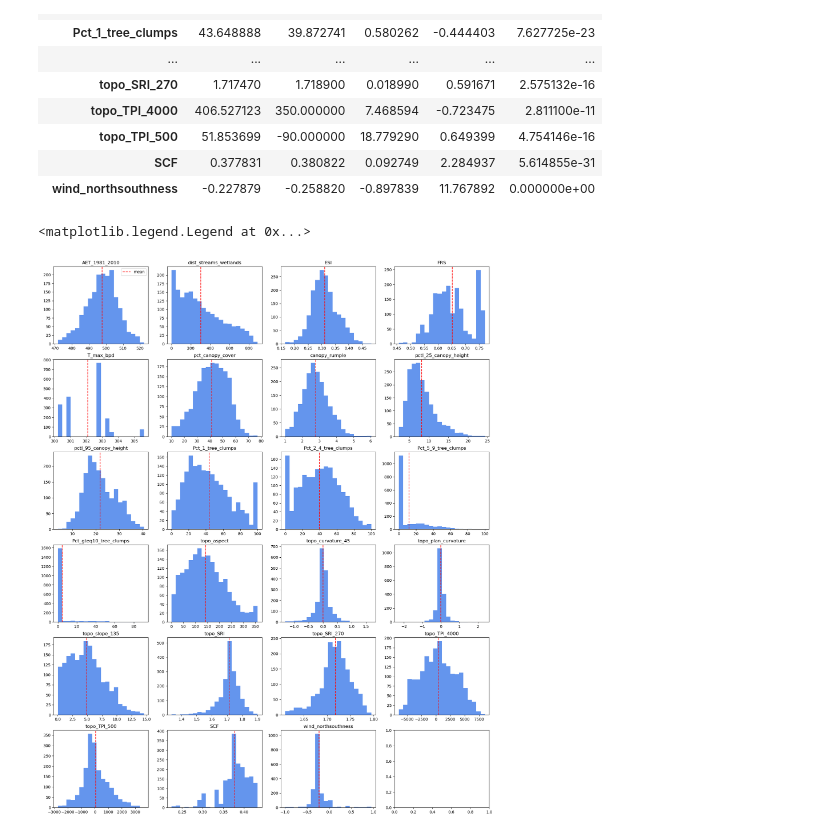
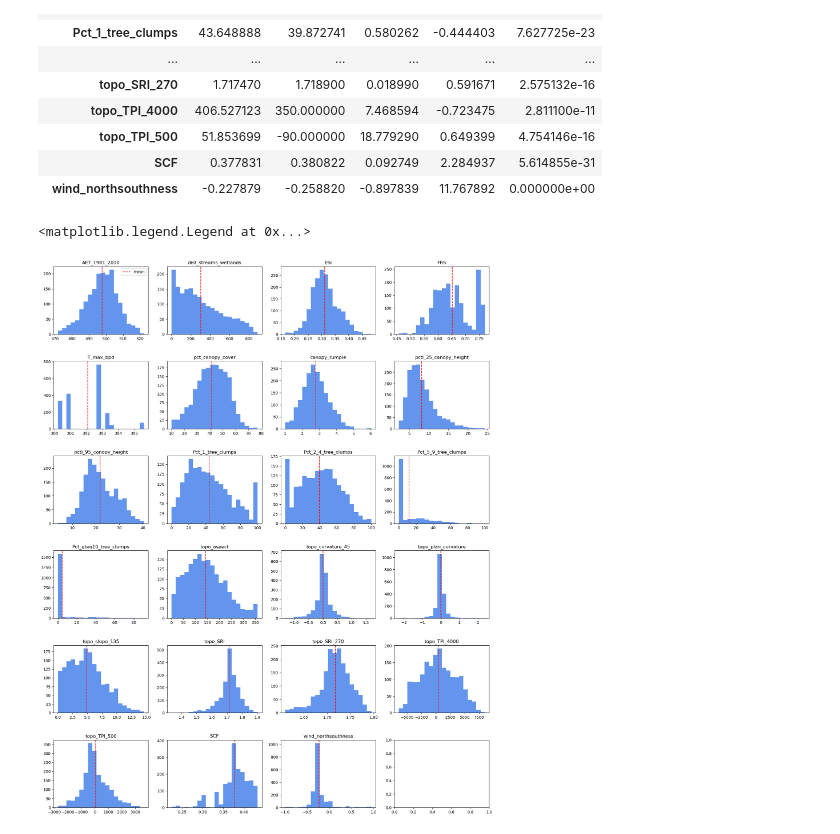
Before and after one commit to UW-ESS-DS/MLGeo2023_ESS569_Burn_Severity_Drivers, a Jupyter notebook: data_characterization.ipynb, the cells around one changed output. Cells and saved outputs as stored; diff of their text form; code cells hidden in the pictures.

```diff
--- a/data_characterization.ipynb
+++ b/data_characterization.ipynb
@@ -115,23 +105,24 @@ display(stats_df.T) # show transpose of dataframe
 # %%
 ncols = 4 # change to whatever you'd like!
 nrows = int( np.ceil( (len(analog_vars.keys())/ncols) ) )
 
 fig, ax = plt.subplots(nrows, ncols, figsize=(5*ncols, 100/ncols))
 
-col_order = list(np.arange(ncols))*nrows
+col_order = list(np.arange(ncols))*nrows # making column and row order lists for the subplot for loop
 row_order = []
 for i in np.arange(nrows):
     for j in np.arange(ncols):
         row_order.append(i)
 
 for r, c, var in zip(row_order, col_order, analog_vars): # loop through each continuous variable
     ax[r][c].hist(data[var], 20, color='cornflowerblue') # make histogram of var
     ax[r][c].set_title(var) # tile histogram w/ var string
     ax[r][c].axvline(stats_df[var]['mean'], c='r', ls='--', alpha=1, label='mean') # make vertical mean line
 
+plt.subplots_adjust(wspace=0.2, hspace=0.4) # make space between plots
 ax[0][0].legend()
 # %% [output]
 <matplotlib.legend.Legend at 0x...>
-[figure, old version]
+[figure, new version]
 # %%
 from statsmodels.nonparametric.smoothers_lowess import lowess
```
Also changed, not shown: parts of 4 cells of this notebook.
